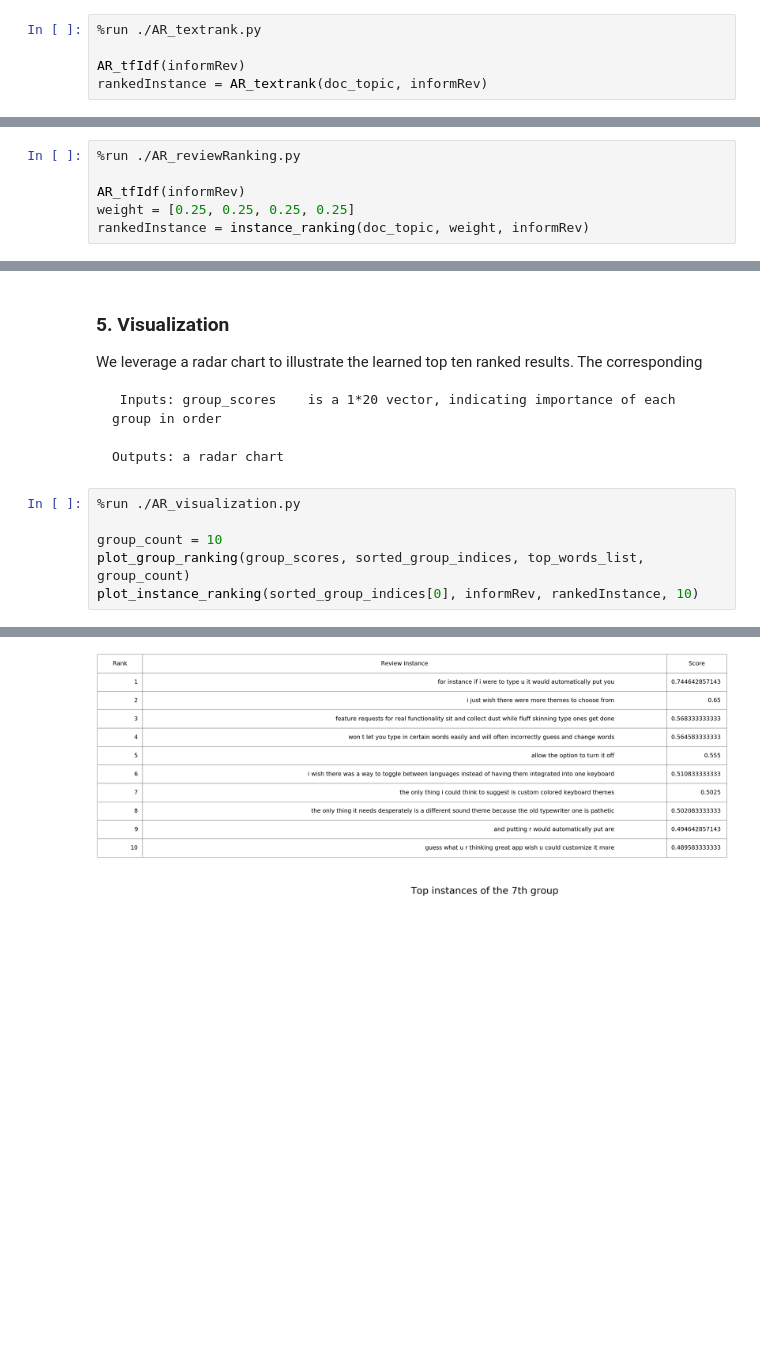
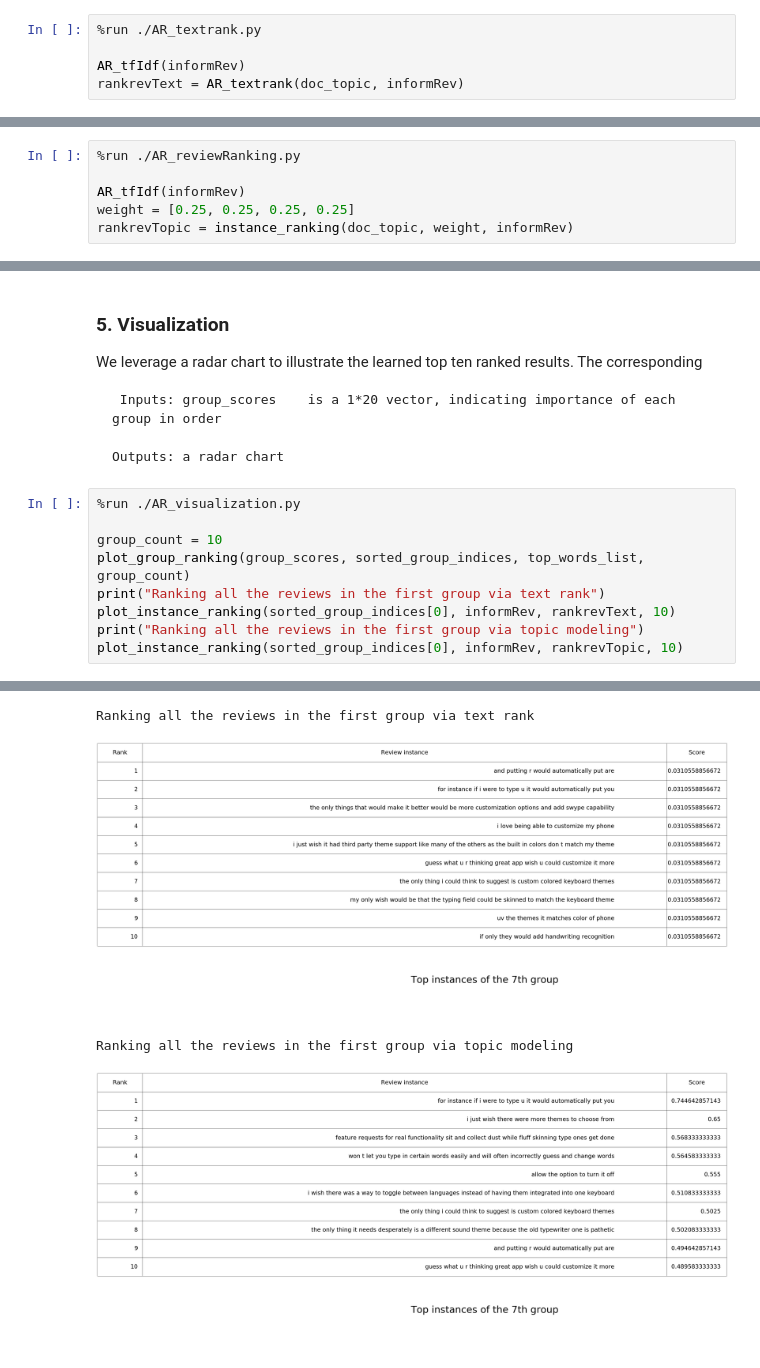
Before and after one commit to jinyyy666/AR_Miner, a Jupyter notebook: AR_Miner.ipynb, the cells around one changed output, grey strips where cells are left out. Cells and saved outputs as stored; diff of their text form; blank space fills up the shorter version.

```diff
--- a/AR_Miner.ipynb
+++ b/AR_Miner.ipynb
@@ -181,7 +183,7 @@ The key idea is to construct a graph by treating each review as a node and conne
 %run ./AR_textrank.py
 
 AR_tfIdf(informRev)
-rankedInstance = AR_textrank(doc_topic, informRev)
+rankrevText = AR_textrank(doc_topic, informRev)
 # %% [output]
 In construct the graph of reviews ---- Nodes: 49 Edges: 24
 In construct the graph of reviews ---- Nodes: 29 Edges: 34
@@ -244,7 +246,7 @@ The key idea is to rank reviews in a group based on four types of features compr
 
 AR_tfIdf(informRev)
 weight = [0.25, 0.25, 0.25, 0.25]
-rankedInstance = instance_ranking(doc_topic, weight, informRev)
+rankrevTopic = instance_ranking(doc_topic, weight, informRev)
 # %% [output]
 Length of 0th topic has reviews: 68
 Length of 1th topic has reviews: 36
@@ -303,9 +305,15 @@ We leverage a radar chart to illustrate the learned top ten ranked results. The
 # %%
 %run ./AR_visualization.py
 
 group_count = 10
 plot_group_ranking(group_scores, sorted_group_indices, top_words_list, group_count)
-plot_instance_ranking(sorted_group_indices[0], informRev, rankedInstance, 10)
+print("Ranking all the reviews in the first group via text rank")
+plot_instance_ranking(sorted_group_indices[0], informRev, rankrevText, 10)
+print("Ranking all the reviews in the first group via topic modeling")
+plot_instance_ranking(sorted_group_indices[0], informRev, rankrevTopic, 10)
 # %% [output]
 [figure]
+Ranking all the reviews in the first group via text rank
-[figure, old version]
+[figure, new version]
+Ranking all the reviews in the first group via topic modeling
+[figure, added]
```
Also changed, not shown: parts of 8 cells of this notebook.
